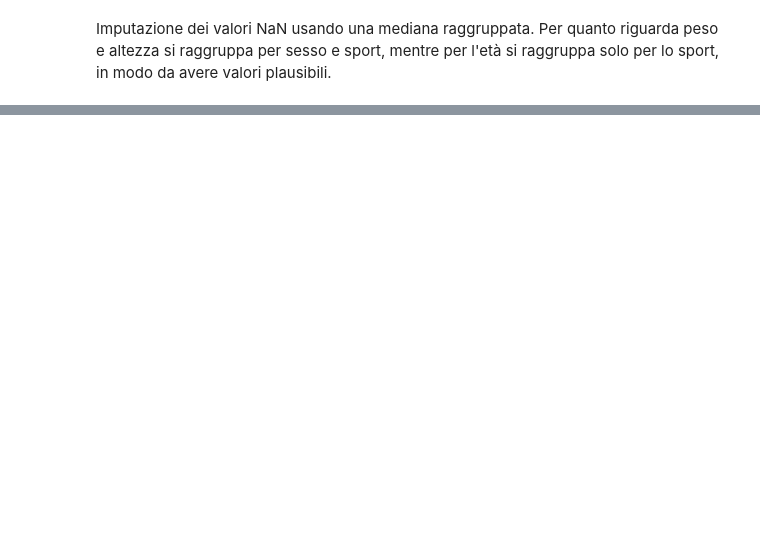
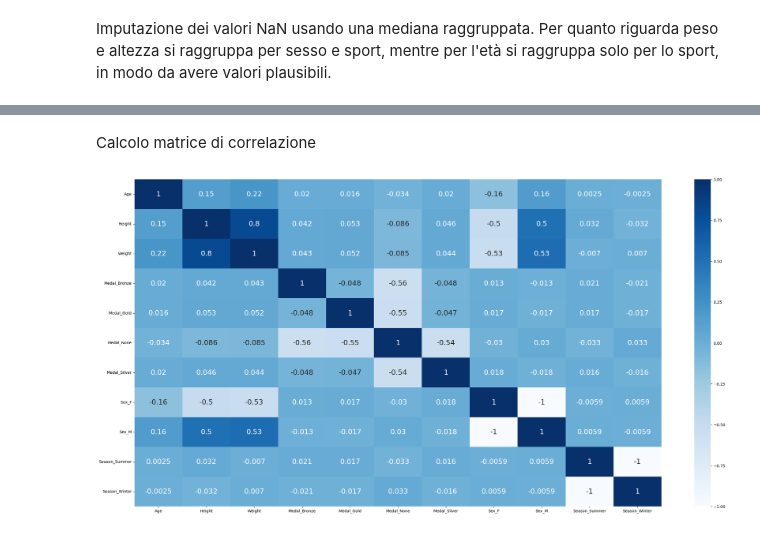
Before and after one commit to matteostronati/Data_science_project, a Jupyter notebook: notebooks/01_exploration.ipynb, the cells around one changed output, grey strips where cells are left out. Saved outputs shown, nothing was run; the diff lists cells and outputs as text; code cells hidden in the pictures; blank space fills up the shorter version.

Commit message:
Matrice di correlazione

```diff
--- a/notebooks/01_exploration.ipynb
+++ b/notebooks/01_exploration.ipynb
@@ -130,29 +205,0 @@ Gestione dei valori NaN di peso, altezza ed età in confronto con le medaglie
-# %%
-df['Won_Medal'] = df['Medal'].apply(lambda x: 1 if x > 0 else 0)
-
-missing_by_medal = (
-    df.groupby('Won_Medal')[['Height', 'Weight', 'Age']]
-    .apply(lambda x: x.isna().mean() * 100)
-    .reset_index()
-)
-
-missing_by_medal.columns = ['Won_Medal', 'Height_NaN_%', 'Weight_NaN_%', 'Age_NaN_%']
-print(missing_by_medal)
-
-labels = ['No Medal', 'Won Medal']
-x = np.arange(len(labels))
-width = 0.25
-
-fig, ax = plt.subplots(figsize=(8,6))
-ax.bar(x - width, missing_by_medal['Height_NaN_%'], width, label='Height')
-ax.bar(x, missing_by_medal['Weight_NaN_%'], width, label='Weight')
-ax.bar(x + width, missing_by_medal['Age_NaN_%'], width, label='Age')
-
-ax.set_xticks(x)
-ax.set_xticklabels(labels)
-ax.set_ylabel('Percentuale di NaN (%)')
-ax.set_title('Percentuale di dati mancanti tra vincitori e non vincitori')
-ax.legend()
-ax.grid(True, axis='y', linestyle='--', alpha=0.7)
-
-plt.show()
@@ -247,0 +365,17 @@ dtype: int64
+# %% [markdown]
+Calcolo matrice di correlazione
+# %%
+import seaborn as sns
+import matplotlib.pyplot as plt
+import numpy as np # Spesso utile per manipolare le matrici
+
+# Assumendo che il tuo DataFrame finale si chiami 'df'
+
+# 1. Calcola la matrice di correlazione
+# Usiamo .drop() per escludere 'ID' e 'Name' dal calcolo
+df_class_senza_id=df_class_1.drop(columns=['ID', 'Name'])
+
+plt.figure(figsize=(30,15))
+ax = sns.heatmap(df_class_senza_id[df_class_senza_id.columns].corr(),cmap="Blues",annot=True,annot_kws={"size": 18})
+# %% [output]
+[figure, added]
```
Also changed, not shown: parts of 13 cells of this notebook.
